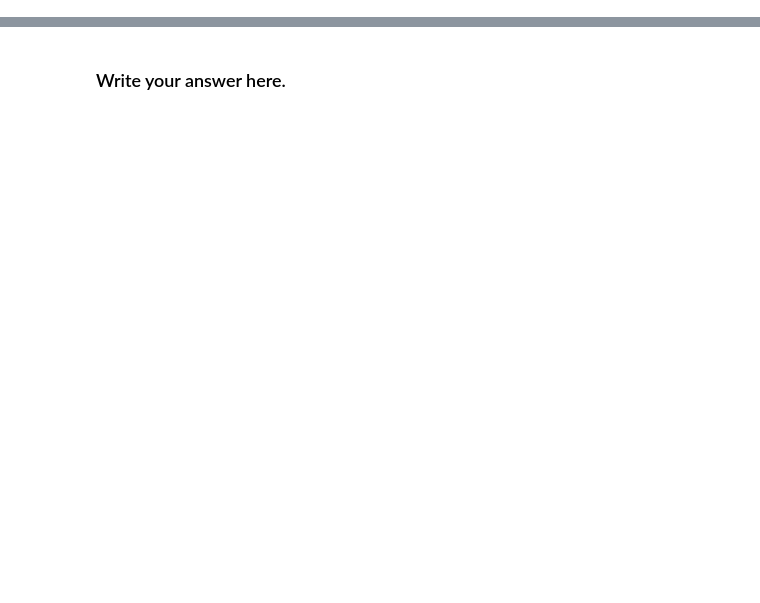
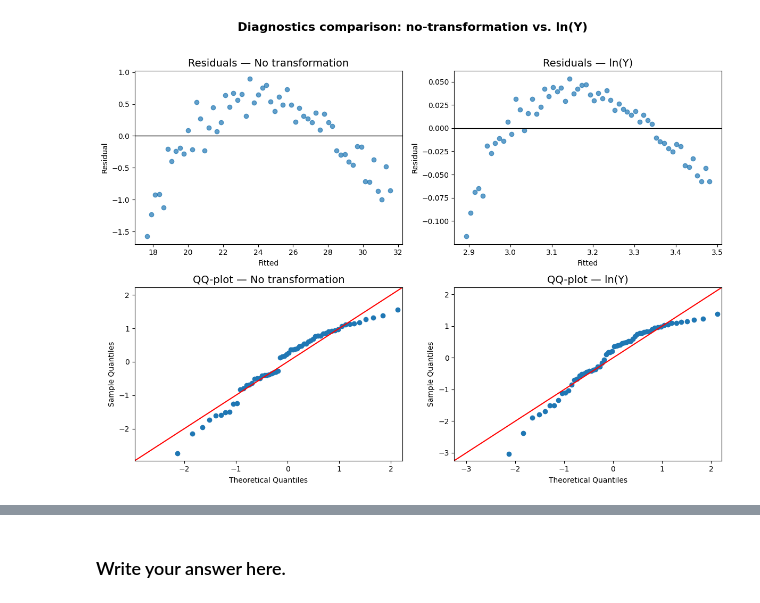
Before and after one commit to Razelbaz1/regression-course, a Jupyter notebook: lesson2/Lesson2_Linear_regression_Tirgul.ipynb, the cells around one changed output, grey strips where cells are left out. Drawn from its saved outputs; the diff is of its cells as text; code cells hidden in the pictures; blank space fills up the shorter version.

```diff
--- a/lesson2/Lesson2_Linear_regression_Tirgul.ipynb
+++ b/lesson2/Lesson2_Linear_regression_Tirgul.ipynb
@@ -518,0 +94,14 @@ Notes:
+# %%
+log_Y_trans_1 = np.log(y_vals_trans_1)
+
+model_ln = sm.OLS(log_Y_trans_1, x_vals1)
+results_ln = model_ln.fit()
+print(results_ln.summary())
+
+plt.figure()
+plt.title('Ln transformation', fontsize=24)
+plt.xlabel('Hours', fontsize=24)
+plt.ylabel('ln(Temperature)', fontsize=24)
+plt.scatter(x_vals, log_Y_trans_1)
+plt.plot(x_vals, results_ln.predict(x_vals1), color='red')
+plt.show()
@@ -518,0 +127,33 @@ Notes:
+# %%
+# Diagnostics comparison: no-transformation vs. ln(Y).
+# Even with a lower R^2, ln may yield cleaner residuals — that's the deciding criterion, not R^2.
+res_none = y_vals_trans_1 - results.predict(x_vals1)
+res_ln = log_Y_trans_1 - results_ln.predict(x_vals1)
+
+fig, axes = plt.subplots(2, 2, figsize=(12, 9))
+
+axes[0, 0].scatter(results.predict(x_vals1), res_none, alpha=0.7)
+axes[0, 0].axhline(0, color='black', linewidth=1)
+axes[0, 0].set_title('Residuals — No transformation', fontsize=14)
+axes[0, 0].set_xlabel('Fitted')
+axes[0, 0].set_ylabel('Residual')
+
+axes[0, 1].scatter(results_ln.predict(x_vals1), res_ln, alpha=0.7)
+axes[0, 1].axhline(0, color='black', linewidth=1)
+axes[0, 1].set_title('Residuals — ln(Y)', fontsize=14)
+axes[0, 1].set_xlabel('Fitted')
+axes[0, 1].set_ylabel('Residual')
+
+# fit=True scales theoretical quantiles to the data's mean/std,
+# so the 45-deg line is interpretable regardless of residual magnitude.
+sm.qqplot(res_none, line='45', fit=True, ax=axes[1, 0])
+axes[1, 0].set_title('QQ-plot — No transformation', fontsize=14)
+
+sm.qqplot(res_ln, line='45', fit=True, ax=axes[1, 1])
+axes[1, 1].set_title('QQ-plot — ln(Y)', fontsize=14)
+
+plt.suptitle('Diagnostics comparison: no-transformation vs. ln(Y)', fontsize=16, fontweight='bold')
+plt.tight_layout(rect=[0, 0, 1, 0.96])
+plt.show()
+# %% [output]
+[figure, added]
```
Also changed, not shown: parts of 82 cells of this notebook, 1 other file.
